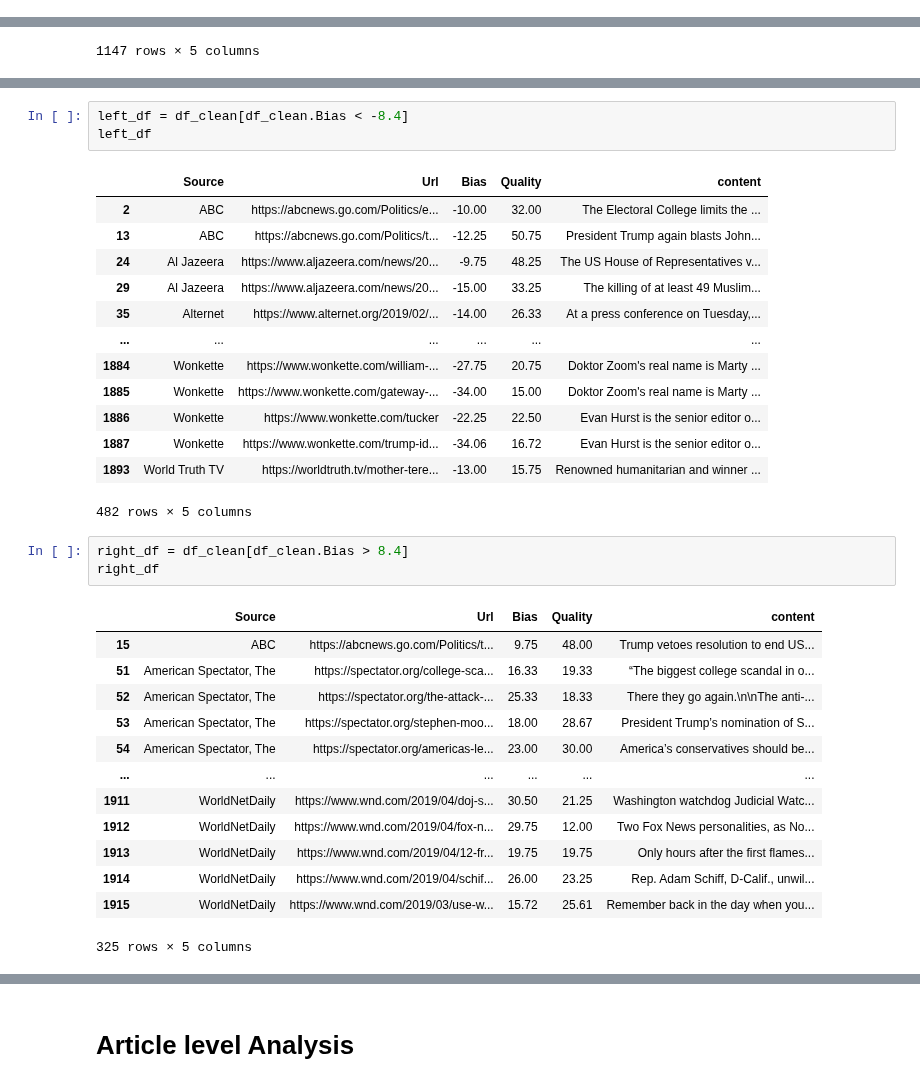
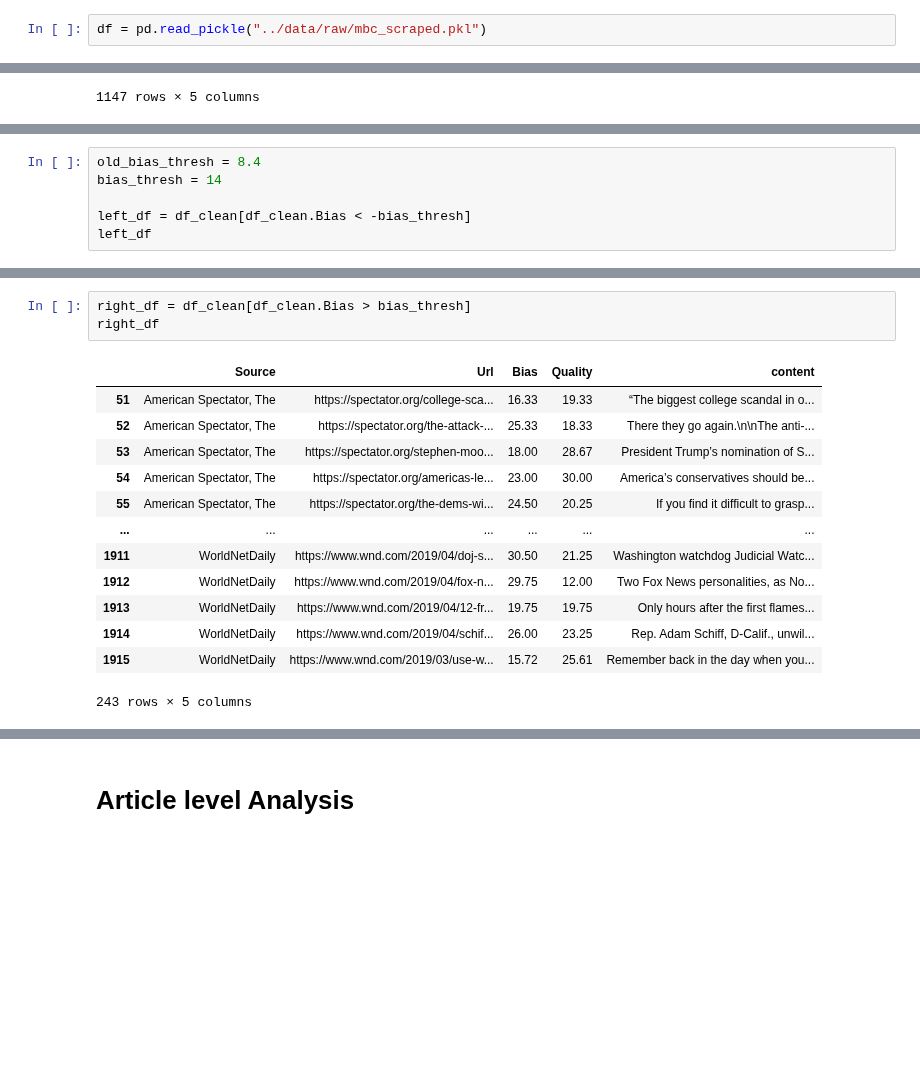
Before and after one commit to WarmCyan/news-bias-research, a Jupyter notebook: notebooks/13_ArticleLevel.ipynb, the cells around one changed output, grey strips where cells are left out. Cells and saved outputs as stored; diff of their text form; blank space fills up the shorter version.

Commit message:
Fix incorrect threshold for article level testing

```diff
--- a/notebooks/13_ArticleLevel.ipynb
+++ b/notebooks/13_ArticleLevel.ipynb
@@ -88,6 +88,8 @@ df
 df.to_pickle("../data/raw/mbc_scraped.pkl", protocol=4)
 # %% [markdown]
 # NOTE: scraped on 1/24/2020
+# %%
+df = pd.read_pickle("../data/raw/mbc_scraped.pkl")
 # %%
 df_clean = df[df.content.notnull()]
 df_clean = df_clean[df_clean.content.str.split().apply(len) > 50]
@@ -142,0 +145,6 @@ unreliable_df
+# %%
+old_bias_thresh = 8.4
+bias_thresh = 14
+
+left_df = df_clean[df_clean.Bias < -bias_thresh]
+left_df
@@ -143,35 +165,18 @@ unreliable_df
 # %%
-left_df = df_clean[df_clean.Bias < -8.4]
-left_df
+right_df = df_clean[df_clean.Bias > bias_thresh]
+right_df
 # %% [output]
 |  | Source | Url | Bias | Quality | content |
-| 2 | ABC | https://abcnews.go.com/Politics/e... | -10.00 | 32.00 | The Electoral College limits the ... |
-| 13 | ABC | https://abcnews.go.com/Politics/t... | -12.25 | 50.75 | President Trump again blasts John... |
-| 24 | Al Jazeera | https://www.aljazeera.com/news/20... | -9.75 | 48.25 | The US House of Representatives v... |
-| 29 | Al Jazeera | https://www.aljazeera.com/news/20... | -15.00 | 33.25 | The killing of at least 49 Muslim... |
-| 35 | Alternet | https://www.alternet.org/2019/02/... | -14.00 | 26.33 | At a press conference on Tuesday,... |
+| 51 | American Spectator, The | https://spectator.org/college-sca... | 16.33 | 19.33 | “The biggest college scandal in o... |
+| 52 | American Spectator, The | https://spectator.org/the-attack-... | 25.33 | 18.33 | There they go again.\n\nThe anti-... |
+| 53 | American Spectator, The | https://spectator.org/stephen-moo... | 18.00 | 28.67 | President Trump’s nomination of S... |
+| 54 | American Spectator, The | https://spectator.org/americas-le... | 23.00 | 30.00 | America’s conservatives should be... |
+| 55 | American Spectator, The | https://spectator.org/the-dems-wi... | 24.50 | 20.25 | If you find it difficult to grasp... |
 | ... | ... | ... | ... | ... | ... |
-| 1884 | Wonkette | https://www.wonkette.com/william-... | -27.75 | 20.75 | Doktor Zoom's real name is Marty ... |
-| 1885 | Wonkette | https://www.wonkette.com/gateway-... | -34.00 | 15.00 | Doktor Zoom's real name is Marty ... |
-| 1886 | Wonkette | https://www.wonkette.com/tucker | -22.25 | 22.50 | Evan Hurst is the senior editor o... |
-| 1887 | Wonkette | https://www.wonkette.com/trump-id... | -34.06 | 16.72 | Evan Hurst is the senior editor o... |
-| 1893 | World Truth TV | https://worldtruth.tv/mother-tere... | -13.00 | 15.75 | Renowned humanitarian and winner ... |
+| 1911 | WorldNetDaily | https://www.wnd.com/2019/04/doj-s... | 30.50 | 21.25 | Washington watchdog Judicial Watc... |
+| 1912 | WorldNetDaily | https://www.wnd.com/2019/04/fox-n... | 29.75 | 12.00 | Two Fox News personalities, as No... |
+| 1913 | WorldNetDaily | https://www.wnd.com/2019/04/12-fr... | 19.75 | 19.75 | Only hours after the first flames... |
+| 1914 | WorldNetDaily | https://www.wnd.com/2019/04/schif... | 26.00 | 23.25 | Rep. Adam Schiff, D-Calif., unwil... |
+| 1915 | WorldNetDaily | https://www.wnd.com/2019/03/use-w... | 15.72 | 25.61 | Remember back in the day when you... |
-482 rows × 5 columns
+243 rows × 5 columns
-# %%
-right_df = df_clean[df_clean.Bias > 8.4]
-right_df
-# %% [output]
-|  | Source | Url | Bias | Quality | content |
-| 15 | ABC | https://abcnews.go.com/Politics/t... | 9.75 | 48.00 | Trump vetoes resolution to end US... |
-| 51 | American Spectator, The | https://spectator.org/college-sca... | 16.33 | 19.33 | “The biggest college scandal in o... |
-| 52 | American Spectator, The | https://spectator.org/the-attack-... | 25.33 | 18.33 | There they go again.\n\nThe anti-... |
-| 53 | American Spectator, The | https://spectator.org/stephen-moo... | 18.00 | 28.67 | President Trump’s nomination of S... |
-| 54 | American Spectator, The | https://spectator.org/americas-le... | 23.00 | 30.00 | America’s conservatives should be... |
-| ... | ... | ... | ... | ... | ... |
-| 1911 | WorldNetDaily | https://www.wnd.com/2019/04/doj-s... | 30.50 | 21.25 | Washington watchdog Judicial Watc... |
-| 1912 | WorldNetDaily | https://www.wnd.com/2019/04/fox-n... | 29.75 | 12.00 | Two Fox News personalities, as No... |
-| 1913 | WorldNetDaily | https://www.wnd.com/2019/04/12-fr... | 19.75 | 19.75 | Only hours after the first flames... |
-| 1914 | WorldNetDaily | https://www.wnd.com/2019/04/schif... | 26.00 | 23.25 | Rep. Adam Schiff, D-Calif., unwil... |
-| 1915 | WorldNetDaily | https://www.wnd.com/2019/03/use-w... | 15.72 | 25.61 | Remember back in the day when you... |
-325 rows × 5 columns
 # %%
```
Also changed, not shown: parts of 3 cells of this notebook, 8 other files.
